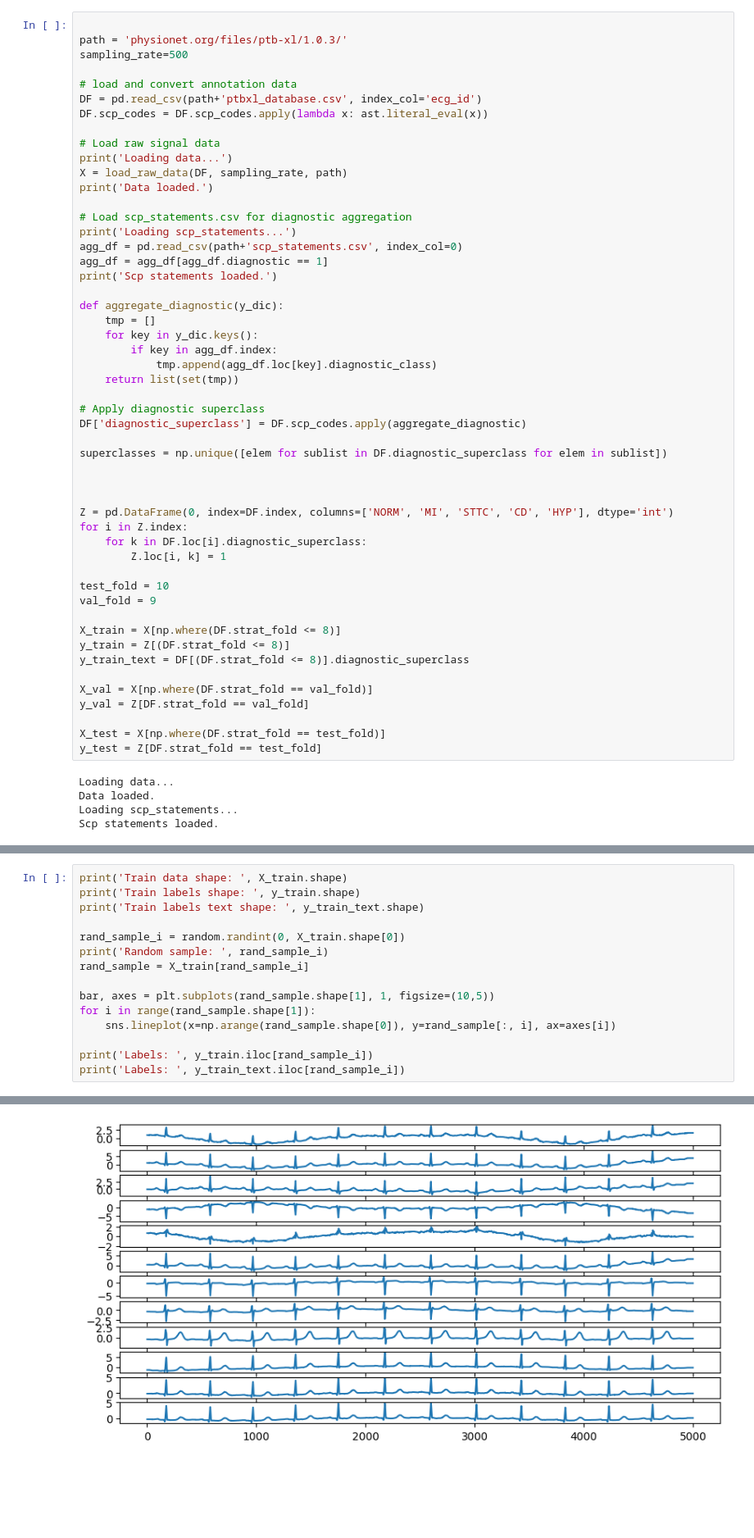
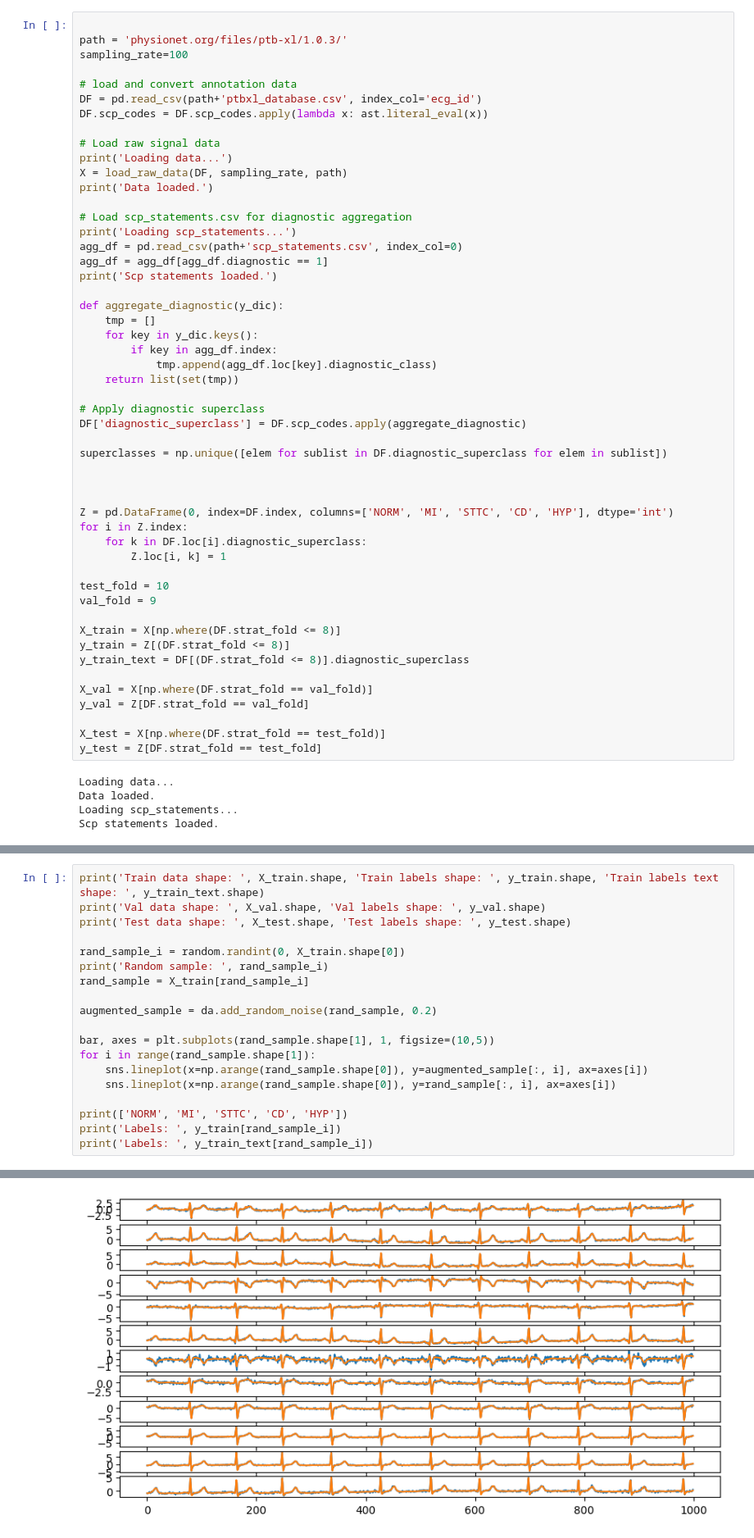
Before and after one commit to raaifhadadi/FYP, a Jupyter notebook: test_wfdb.ipynb, the cells around one changed output, grey strips where cells are left out. Shown at 82% size. Saved outputs shown, nothing was run; the diff lists cells and outputs as text; blank space fills up the shorter version.

```diff
--- a/test_wfdb.ipynb
+++ b/test_wfdb.ipynb
@@ -33,7 +37,7 @@ def load_raw_data(df, sampling_rate, path):
 # %%
 
 path = 'physionet.org/files/ptb-xl/1.0.3/'
-sampling_rate=500
+sampling_rate=100
 
 # load and convert annotation data
 DF = pd.read_csv(path+'ptbxl_database.csv', index_col='ecg_id')
@@ -133,16 +162,20 @@ X_test  = X_scaler.transform(X_test.reshape(-1, X_test.shape[-1])).reshape(X_tes
 # %%
-print('Train data shape: ', X_train.shape)
-print('Train labels shape: ', y_train.shape)
-print('Train labels text shape: ', y_train_text.shape)
+print('Train data shape: ', X_train.shape, 'Train labels shape: ', y_train.shape, 'Train labels text shape: ', y_train_text.shape)
+print('Val data shape: ', X_val.shape, 'Val labels shape: ', y_val.shape)
+print('Test data shape: ', X_test.shape, 'Test labels shape: ', y_test.shape)
 
 rand_sample_i = random.randint(0, X_train.shape[0])
 print('Random sample: ', rand_sample_i)
 rand_sample = X_train[rand_sample_i]
 
+augmented_sample = da.add_random_noise(rand_sample, 0.2)
+
 bar, axes = plt.subplots(rand_sample.shape[1], 1, figsize=(10,5))
 for i in range(rand_sample.shape[1]):
+    sns.lineplot(x=np.arange(rand_sample.shape[0]), y=augmented_sample[:, i], ax=axes[i])
     sns.lineplot(x=np.arange(rand_sample.shape[0]), y=rand_sample[:, i], ax=axes[i])
 
-print('Labels: ', y_train.iloc[rand_sample_i])
-print('Labels: ', y_train_text.iloc[rand_sample_i])
+print(['NORM', 'MI', 'STTC', 'CD', 'HYP'])
+print('Labels: ', y_train[rand_sample_i])
+print('Labels: ', y_train_text[rand_sample_i])
 # %% [output]
@@ -160 +189 @@ Labels:  ['NORM', 'CD']
-[figure, old version]
+[figure, new version]
```
Also changed, not shown: parts of 20 cells of this notebook.
